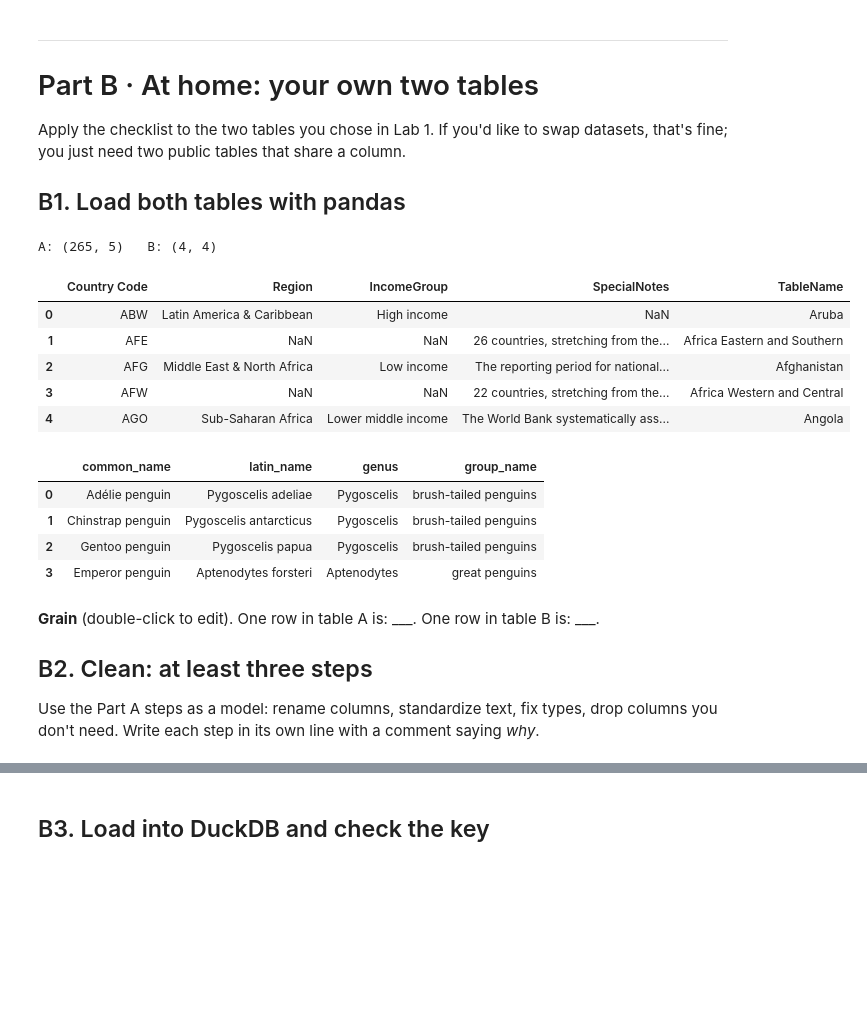
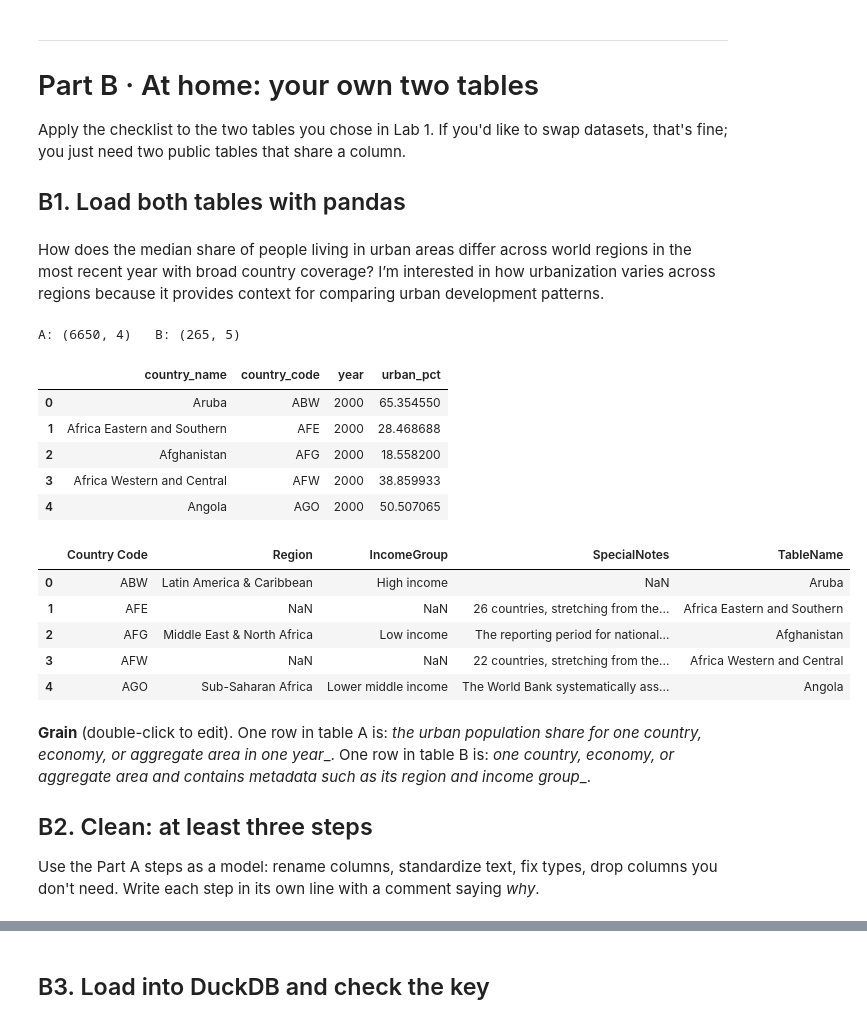
Before and after one commit to sp4609/data-infra-project, a Jupyter notebook: notebooks/lab2_joins.ipynb, the cells around one changed output, grey strips where cells are left out. Cells and saved outputs as stored; diff of their text form; code cells hidden in the pictures; blank space fills up the shorter version.

```diff
--- a/notebooks/lab2_joins.ipynb
+++ b/notebooks/lab2_joins.ipynb
@@ -222,32 +355,35 @@ con.sql("""
 Apply the checklist to the two tables you chose in Lab 1. If you'd like to swap datasets, that's fine; you just need two public tables that share a column.
 
 ## B1. Load both tables with pandas
+# %% [markdown]
+How does the median share of people living in urban areas differ across world regions in the most recent year with broad country coverage? I’m interested in how urbanization varies across regions because it provides context for comparing urban development patterns.
 # %%
-FILE_A = "countries.csv"     # <- your main table's file in data/
-FILE_B = "species_lookup.csv"   # <- the related table's file in data/
+FILE_A = "urban_population.csv"
+FILE_B = "countries.csv"
 
 a = pd.read_csv(ROOT / "data" / FILE_A)
 b = pd.read_csv(ROOT / "data" / FILE_B)
 print("A:", a.shape, "  B:", b.shape)
 a.head()
 # %% [output]
-A: (265, 5)   B: (4, 4)
+A: (6650, 4)   B: (265, 5)
-|  | Country Code | Region | IncomeGroup | SpecialNotes | TableName |
-| 0 | ABW | Latin America & Caribbean | High income | NaN | Aruba |
-| 1 | AFE | NaN | NaN | 26 countries, stretching from the... | Africa Eastern and Southern |
-| 2 | AFG | Middle East & North Africa | Low income | The reporting period for national... | Afghanistan |
-| 3 | AFW | NaN | NaN | 22 countries, stretching from the... | Africa Western and Central |
-| 4 | AGO | Sub-Saharan Africa | Lower middle income | The World Bank systematically ass... | Angola |
+|  | country_name | country_code | year | urban_pct |
+| 0 | Aruba | ABW | 2000 | 65.354550 |
+| 1 | Africa Eastern and Southern | AFE | 2000 | 28.468688 |
+| 2 | Afghanistan | AFG | 2000 | 18.558200 |
+| 3 | Africa Western and Central | AFW | 2000 | 38.859933 |
+| 4 | Angola | AGO | 2000 | 50.507065 |
 # %%
 b.head()
 # %% [output]
-|  | common_name | latin_name | genus | group_name |
-| 0 | Adélie penguin | Pygoscelis adeliae | Pygoscelis | brush-tailed penguins |
-| 1 | Chinstrap penguin | Pygoscelis antarcticus | Pygoscelis | brush-tailed penguins |
-| 2 | Gentoo penguin | Pygoscelis papua | Pygoscelis | brush-tailed penguins |
-| 3 | Emperor penguin | Aptenodytes forsteri | Aptenodytes | great penguins |
+|  | Country Code | Region | IncomeGroup | SpecialNotes | TableName |
+| 0 | ABW | Latin America & Caribbean | High income | NaN | Aruba |
+| 1 | AFE | NaN | NaN | 26 countries, stretching from the... | Africa Eastern and Southern |
+| 2 | AFG | Middle East & North Africa | Low income | The reporting period for national... | Afghanistan |
+| 3 | AFW | NaN | NaN | 22 countries, stretching from the... | Africa Western and Central |
+| 4 | AGO | Sub-Saharan Africa | Lower middle income | The World Bank systematically ass... | Angola |
 # %% [markdown]
-**Grain** (double-click to edit). One row in table A is: ___. One row in table B is: ___.
+**Grain** (double-click to edit). One row in table A is: _the urban population share for one country, economy, or aggregate area in one year__. One row in table B is: _one country, economy, or aggregate area and contains metadata such as its region and income group__.
 
 ## B2. Clean: at least three steps
 
```
Also changed, not shown: parts of 28 cells of this notebook, 2 other files.
